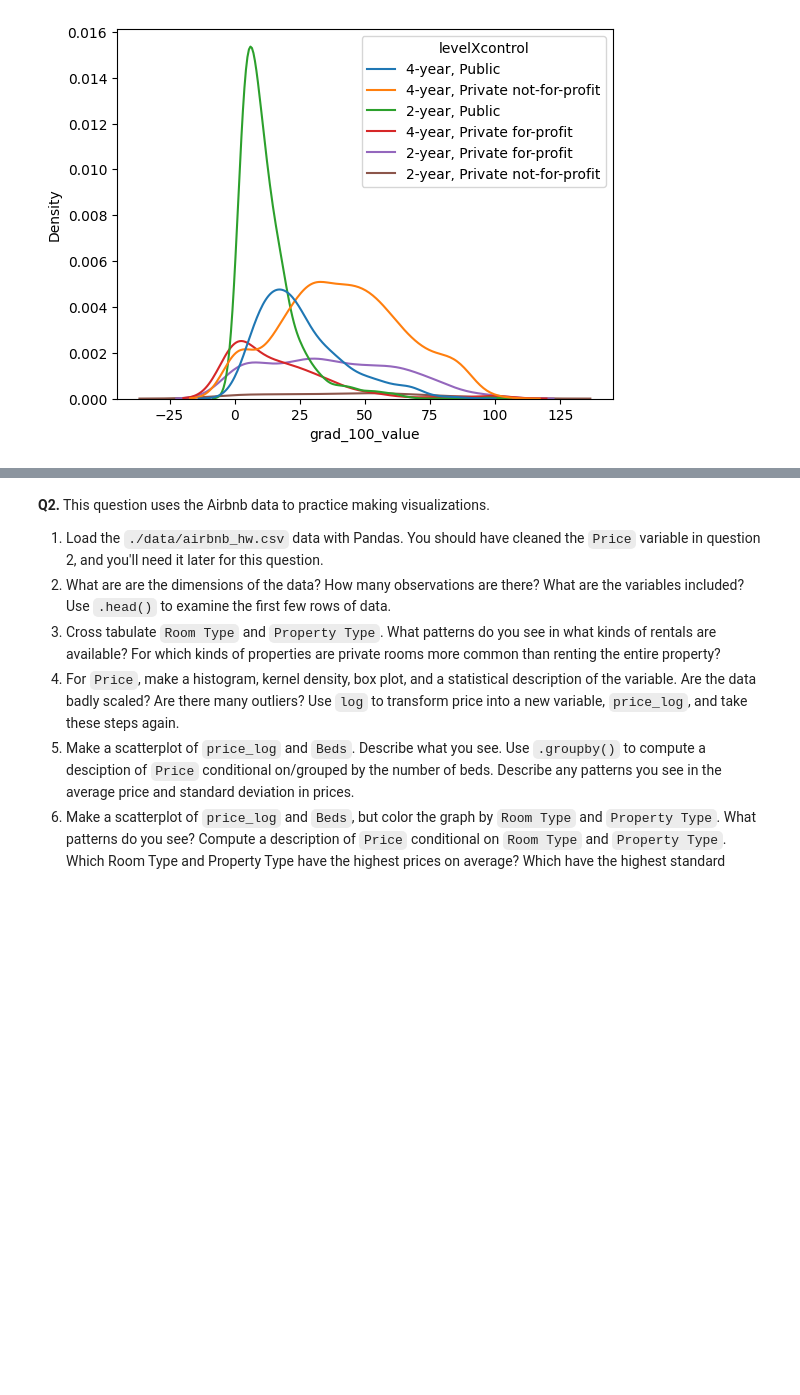
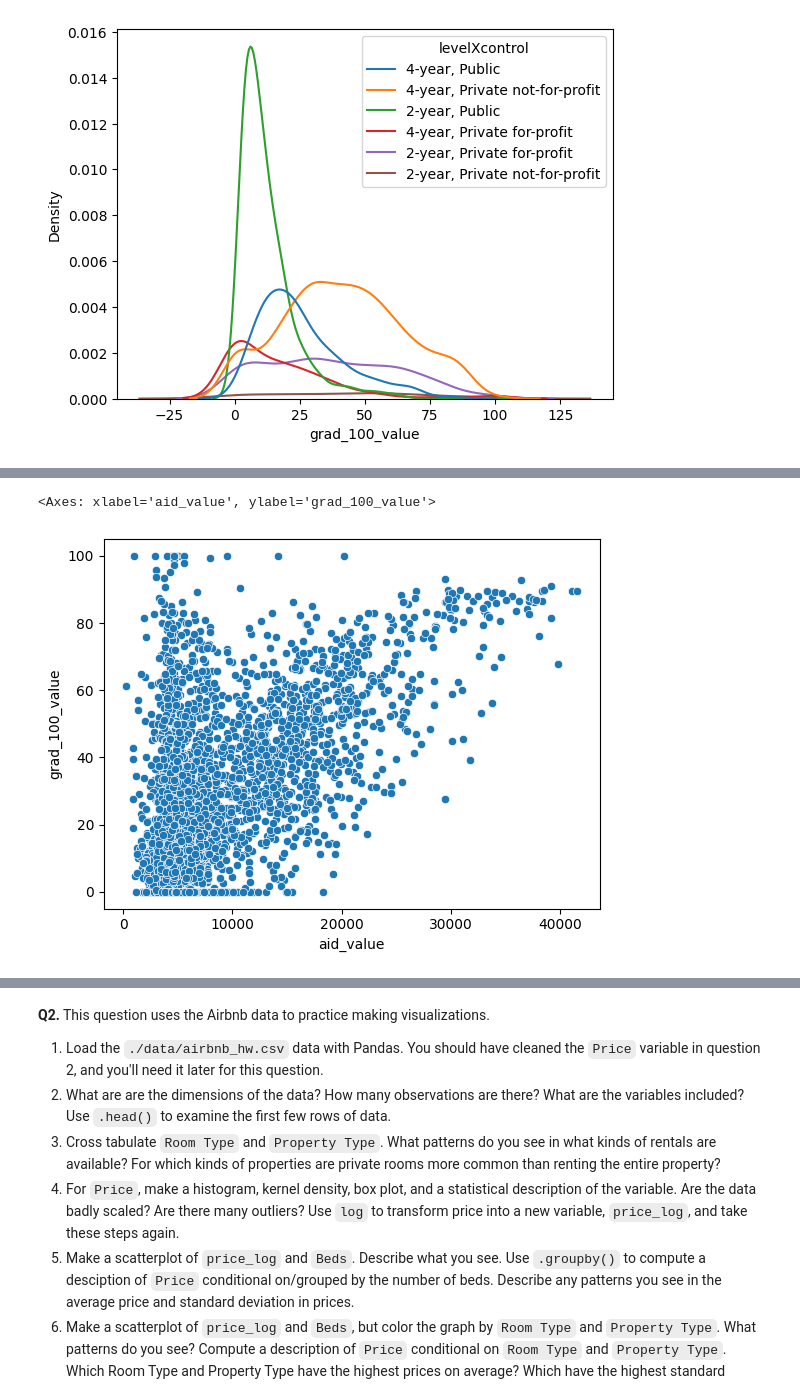
Before and after one commit to FlavienS6/visualization, a Jupyter notebook: assignment/assignment.ipynb, the cells around one changed output, grey strips where cells are left out. Saved outputs shown, nothing was run; the diff lists cells and outputs as text; code cells hidden in the pictures; blank space fills up the shorter version.

```diff
--- a/assignment/assignment.ipynb
+++ b/assignment/assignment.ipynb
@@ -153,0 +200,9 @@ df.loc[:,['level','control','grad_100_value']].groupby(['level','control']).desc
+# %%
+# QUESTION 8
+sns.scatterplot(data=df,x='aid_value',y='grad_100_value')
+# I see a very densely populated area between 0% & 60% graduation rates, and $0 & $20,000 in aid.
+# I also see a slightly positive linear relationship between aid & graduation rates, which results in very few high aid, low graduation rate schools.
+# Finally, there appears to be another group of low aid, high graduation rate schools,  weakening the previously stated correlation between aid & graduation rate.
+# %% [output]
+<Axes: xlabel='aid_value', ylabel='grad_100_value'>
+[figure, added]
```
Also changed, not shown: parts of 11 cells of this notebook.
